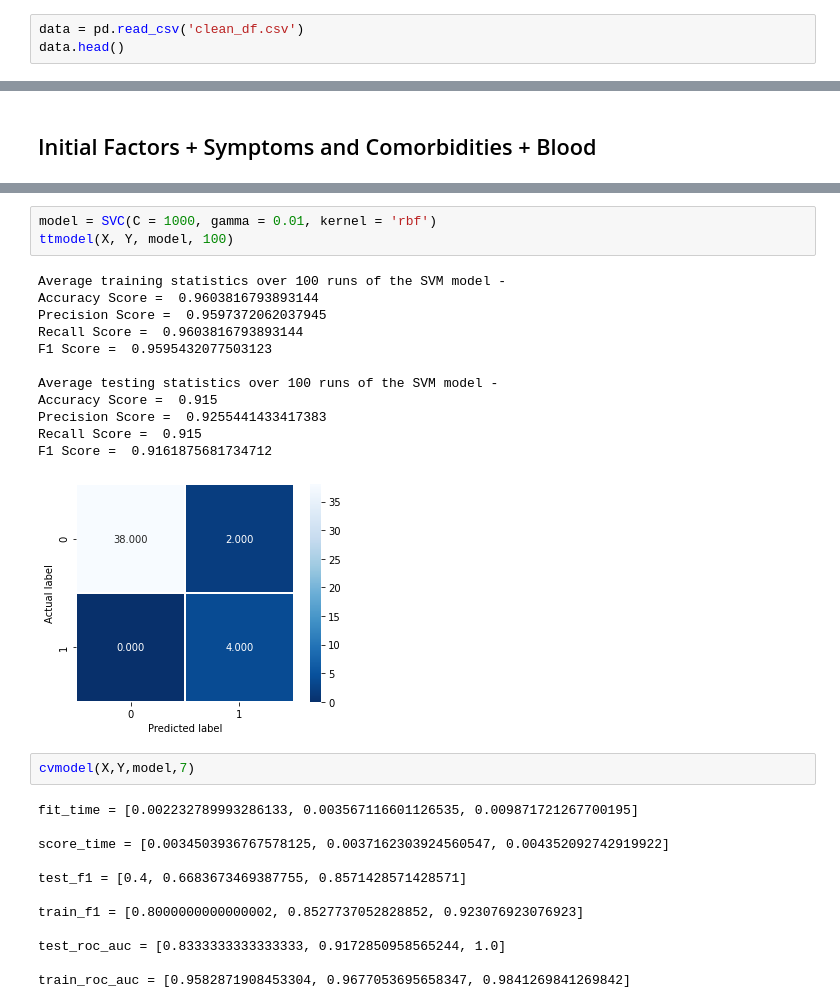
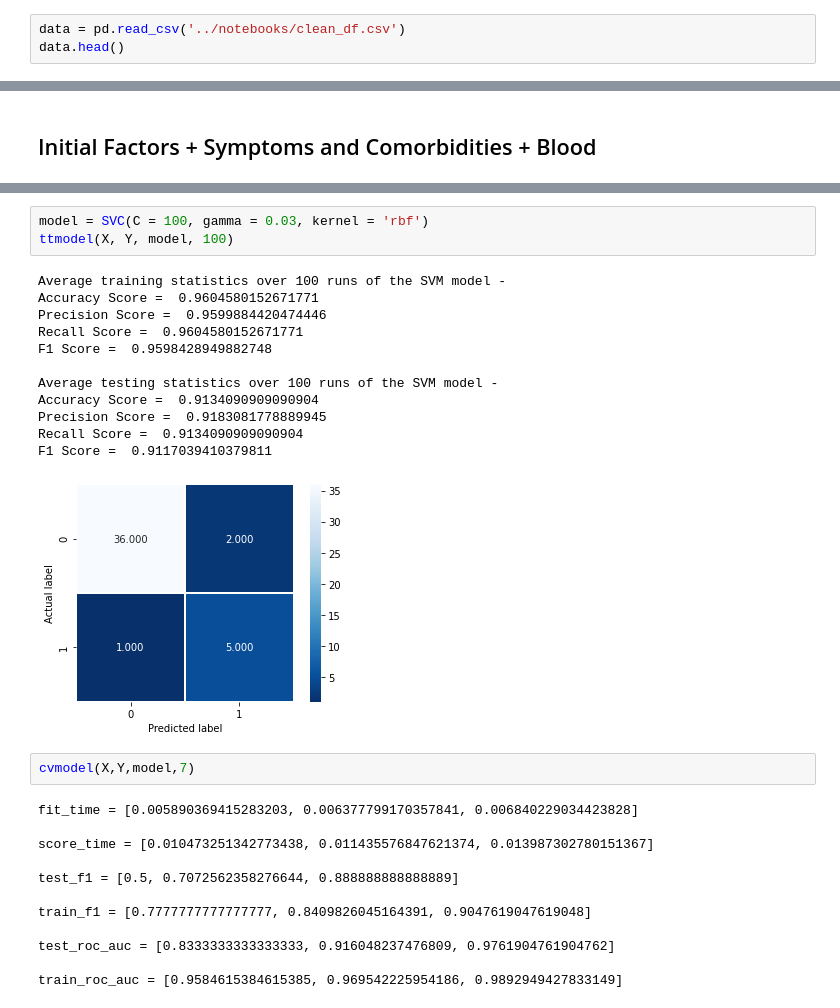
Before and after one commit to pandeyanuradha/Importance-of-SARS-CoV-2-Genomic-Surveillance-Mutations-and-Risk-Stratification, a Jupyter notebook: models/SVM_New.ipynb, the cells around one changed output, grey strips where cells are left out. Saved outputs shown, nothing was run; the diff lists cells and outputs as text.

```diff
--- a/models/SVM_New.ipynb
+++ b/models/SVM_New.ipynb
@@ -11,7 +11,7 @@ from sklearn.model_selection import train_test_split
 from sklearn import metrics
 import sklearn.metrics
 # %%
-data = pd.read_csv('clean_df.csv')
+data = pd.read_csv('../notebooks/clean_df.csv')
 data.head()
 # %% [output]
 |  | Unnamed: 0 | Sample No. | Patient ID | Study ID | Age | Gender | BMI | Symptoms Presented | ... |
@@ -148,30 +166,30 @@ Fitting 5 folds for each of 25 candidates, totalling 125 fits
 # %%
-model = SVC(C = 1000, gamma = 0.01, kernel = 'rbf')
+model = SVC(C = 100, gamma = 0.03, kernel = 'rbf')
 ttmodel(X, Y, model, 100)
 # %% [output]
 Average training statistics over 100 runs of the SVM model -
-Accuracy Score =  0.9603816793893144
-Precision Score =  0.9597372062037945
-Recall Score =  0.9603816793893144
-F1 Score =  0.9595432077503123
+Accuracy Score =  0.9604580152671771
+Precision Score =  0.9599884420474446
+Recall Score =  0.9604580152671771
+F1 Score =  0.9598428949882748
 
 Average testing statistics over 100 runs of the SVM model -
-Accuracy Score =  0.915
-Precision Score =  0.9255441433417383
-Recall Score =  0.915
-F1 Score =  0.9161875681734712
+Accuracy Score =  0.9134090909090904
+Precision Score =  0.9183081778889945
+Recall Score =  0.9134090909090904
+F1 Score =  0.9117039410379811
-[figure, old version]
+[figure, new version]
 # %%
 cvmodel(X,Y,model,7)
 # %% [output]
-fit_time = [0.002232789993286133, 0.003567116601126535, 0.009871721267700195]
+fit_time = [0.005890369415283203, 0.006377799170357841, 0.006840229034423828]
 
-score_time = [0.0034503936767578125, 0.0037162303924560547, 0.004352092742919922]
+score_time = [0.010473251342773438, 0.011435576847621374, 0.013987302780151367]
 
-test_f1 = [0.4, 0.6683673469387755, 0.8571428571428571]
+test_f1 = [0.5, 0.7072562358276644, 0.888888888888889]
 
-train_f1 = [0.8000000000000002, 0.8527737052828852, 0.923076923076923]
+train_f1 = [0.7777777777777777, 0.8409826045164391, 0.9047619047619048]
 
-test_roc_auc = [0.8333333333333333, 0.9172850958565244, 1.0]
+test_roc_auc = [0.8333333333333333, 0.916048237476809, 0.9761904761904762]
 
-train_roc_auc = [0.9582871908453304, 0.9677053695658347, 0.9841269841269842]
+train_roc_auc = [0.9584615384615385, 0.969542225954186, 0.9892949427833149]
```
Also changed, not shown: parts of 3 cells of this notebook, 9 other files.
